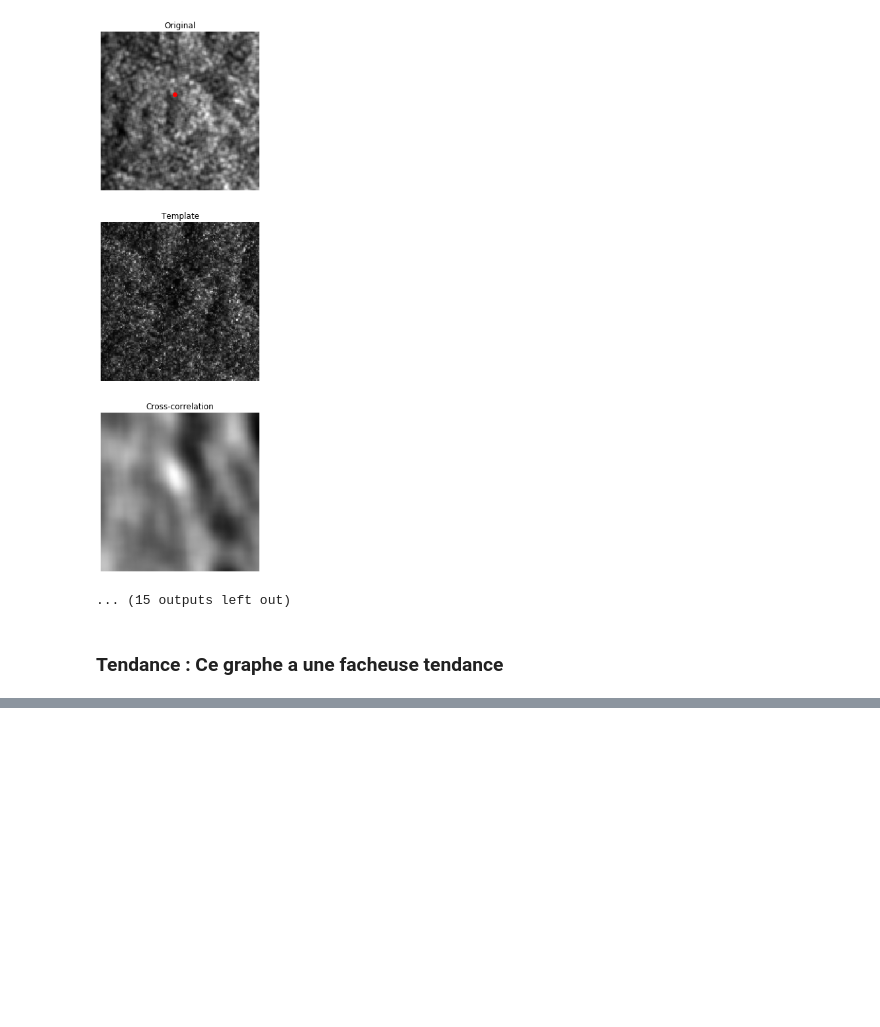
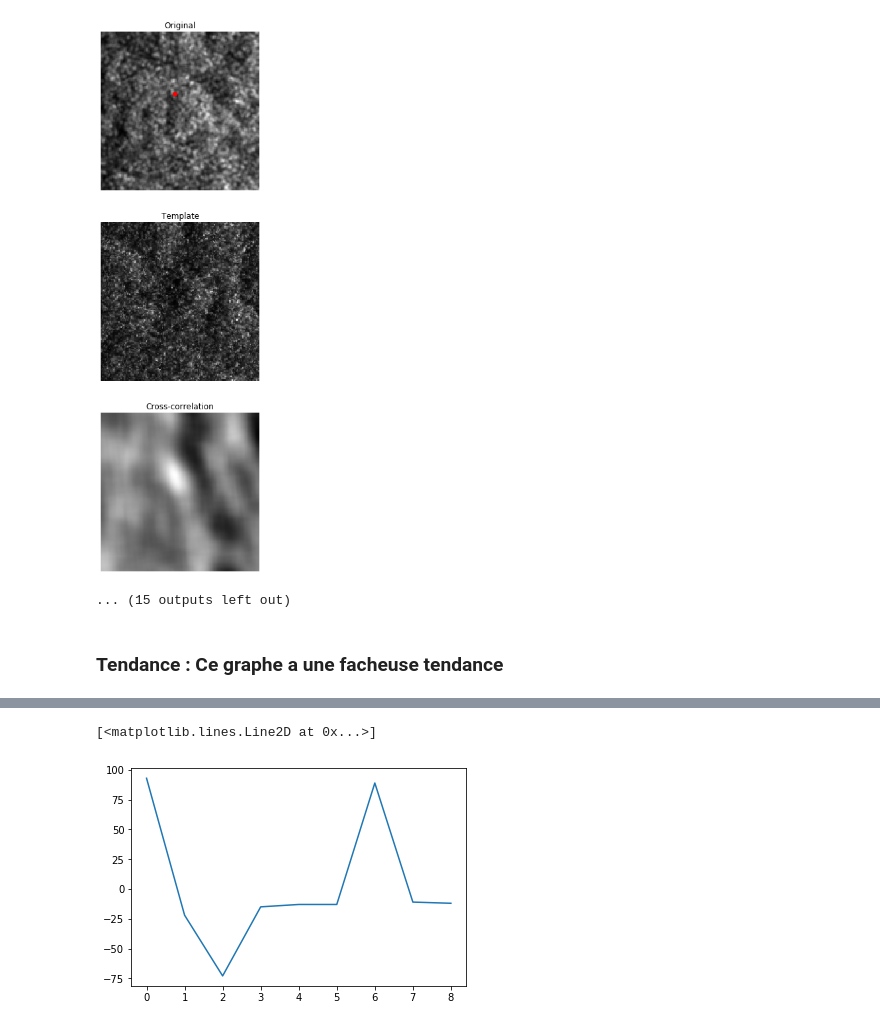
Before and after one commit to YamSok/CESBIO_BIOMASS, a Jupyter notebook: correlateBloc.ipynb, the cells around one changed output, grey strips where cells are left out. Cells and saved outputs as stored; diff of their text form; code cells hidden in the pictures; blank space fills up the shorter version.

```diff
--- a/correlateBloc.ipynb
+++ b/correlateBloc.ipynb
@@ -149,0 +150,5 @@ plt.plot(taby,tabx)
+# %%
+plt.plot(taby)
+# %% [output]
+[<matplotlib.lines.Line2D at 0x...>]
+[figure, added]
```
Also changed, not shown: parts of 7 cells of this notebook.
